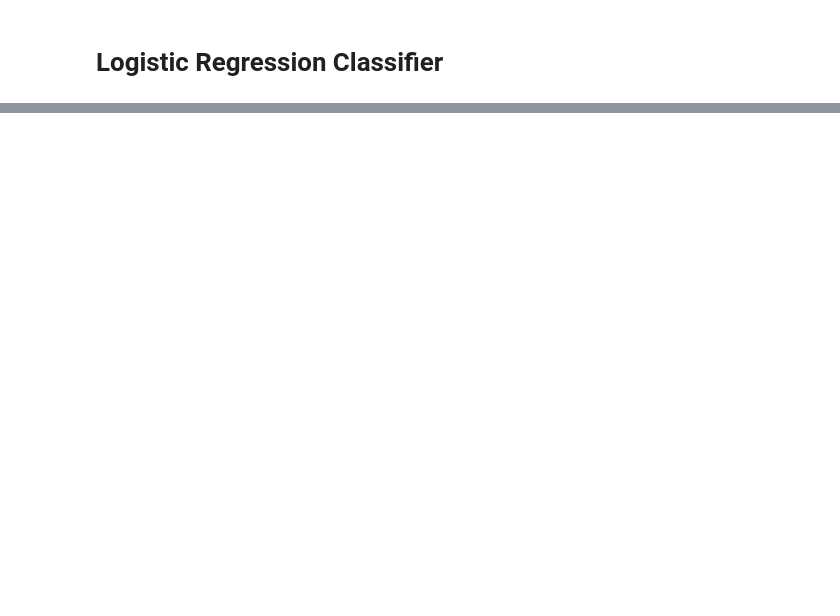
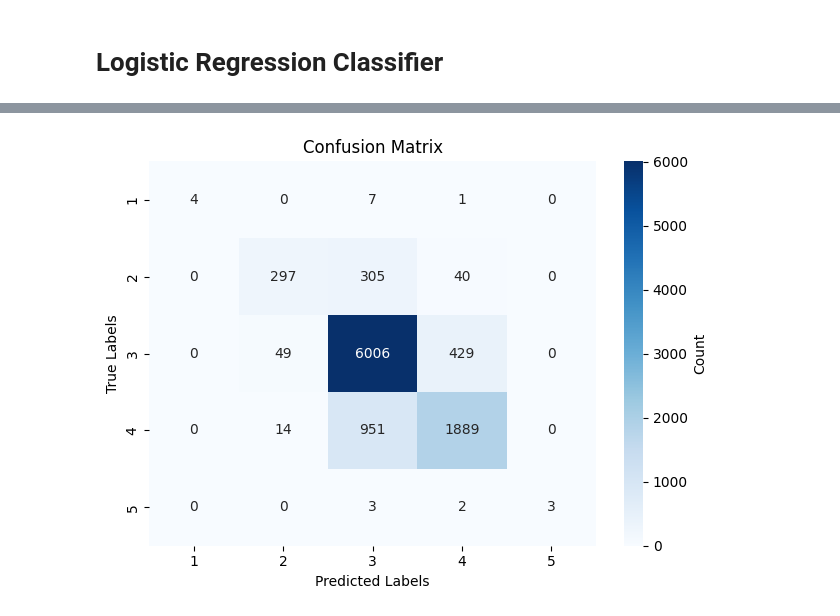
Before and after one commit to MasonJ-A/4NL3_Final_Project, a Jupyter notebook: Baseline Model/Baseline.ipynb, the cells around one changed output, grey strips where cells are left out. Drawn from its saved outputs; the diff is of its cells as text; code cells hidden in the pictures; blank space fills up the shorter version.

```diff
--- a/Baseline Model/Baseline.ipynb
+++ b/Baseline Model/Baseline.ipynb
@@ -114,3 +113,22 @@ import pickle
 pickle.dump(clf_bow, open('logistic_regression_classifier','wb'))
 # %%
 model = pickle.load(open('logistic_regression_classifier','rb'))
+# %%
+# confusion matrix with labels true and predicted
+from sklearn.metrics import confusion_matrix
+from seaborn import heatmap
+import matplotlib.pyplot as plt
+
+labels = [1, 2, 3, 4, 5]
+cm = confusion_matrix(test_labels, y_pred_bow, labels=labels)
+
+ax = heatmap(cm, annot=True, fmt='d', cmap="Blues",
+             xticklabels=labels, yticklabels=labels,
+             cbar_kws={'label': 'Count'})
+ax.set_xlabel('Predicted Labels')
+ax.set_ylabel('True Labels')
+ax.set_title('Confusion Matrix')
+plt.tight_layout()
+plt.show()
+# %% [output]
+[figure, added]
```
Also changed, not shown: parts of 9 cells of this notebook, 2 other files.
